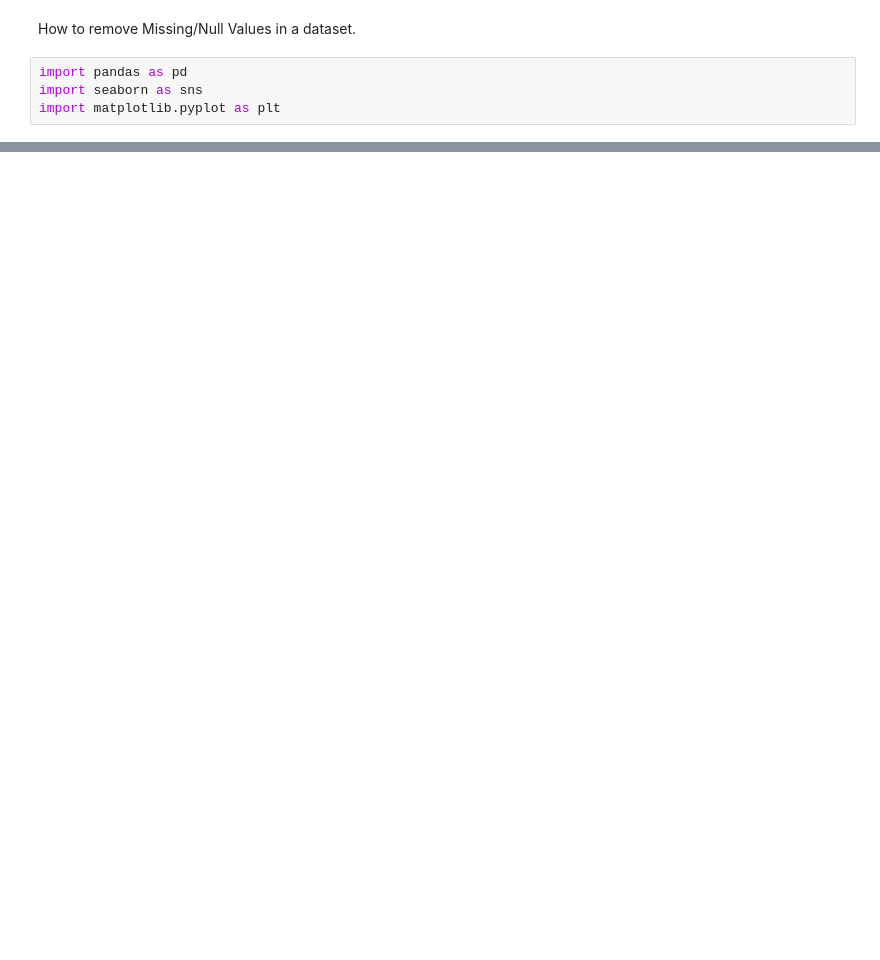
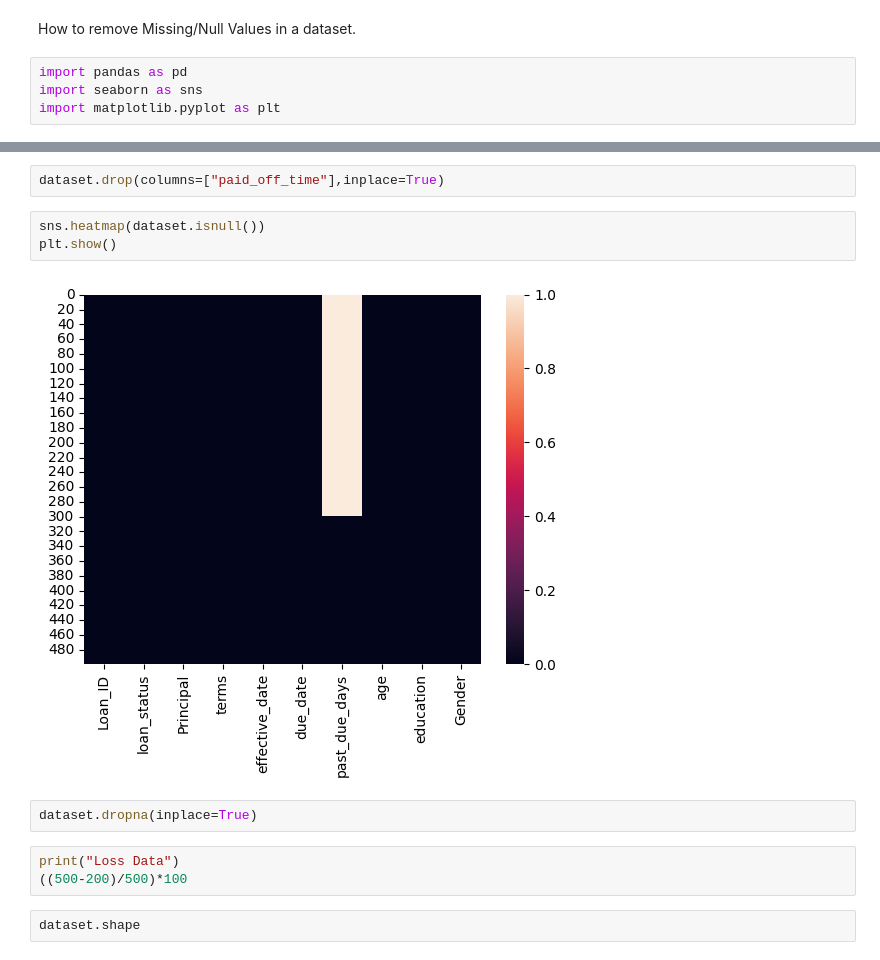
Before and after one commit to sana666-art/ml-daily-journal, a Jupyter notebook: notebooks/Data_Cleaning1.ipynb, the cells around one changed output, grey strips where cells are left out. Saved outputs shown, nothing was run; the diff lists cells and outputs as text; blank space fills up the shorter version.

```diff
--- a/notebooks/Data_Cleaning1.ipynb
+++ b/notebooks/Data_Cleaning1.ipynb
@@ -110,0 +41,14 @@ plt.show()
+# %%
+dataset.drop(columns=["paid_off_time"],inplace=True)
+# %%
+sns.heatmap(dataset.isnull())
+plt.show()
+# %% [output]
+[figure, added]
+# %%
+dataset.dropna(inplace=True)
+# %%
+print("Loss Data")
+((500-200)/500)*100
+# %%
+dataset.shape
```
Also changed, not shown: parts of 15 cells of this notebook, 1 other file.
